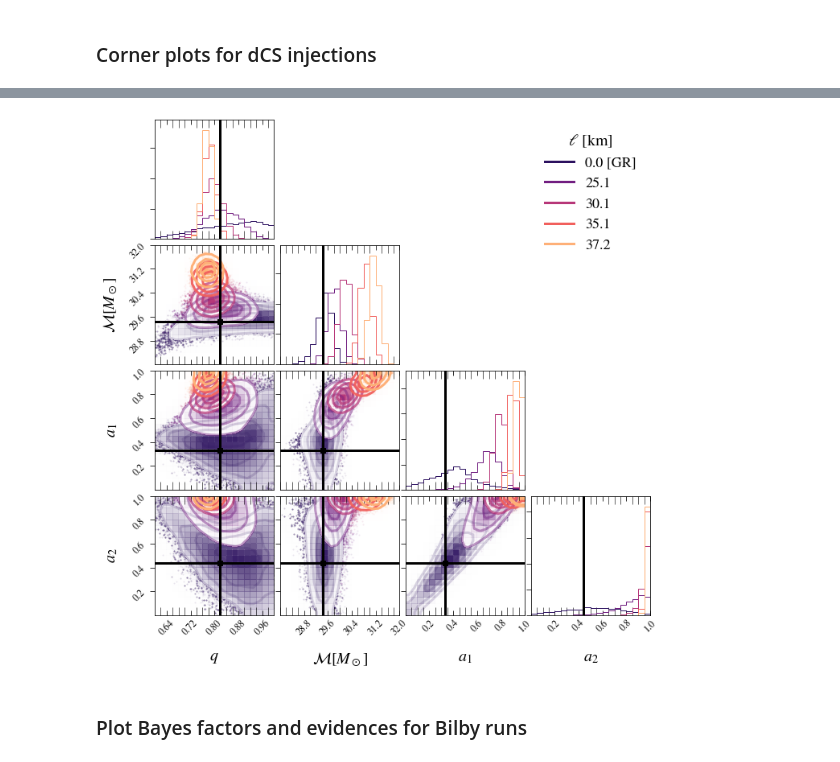
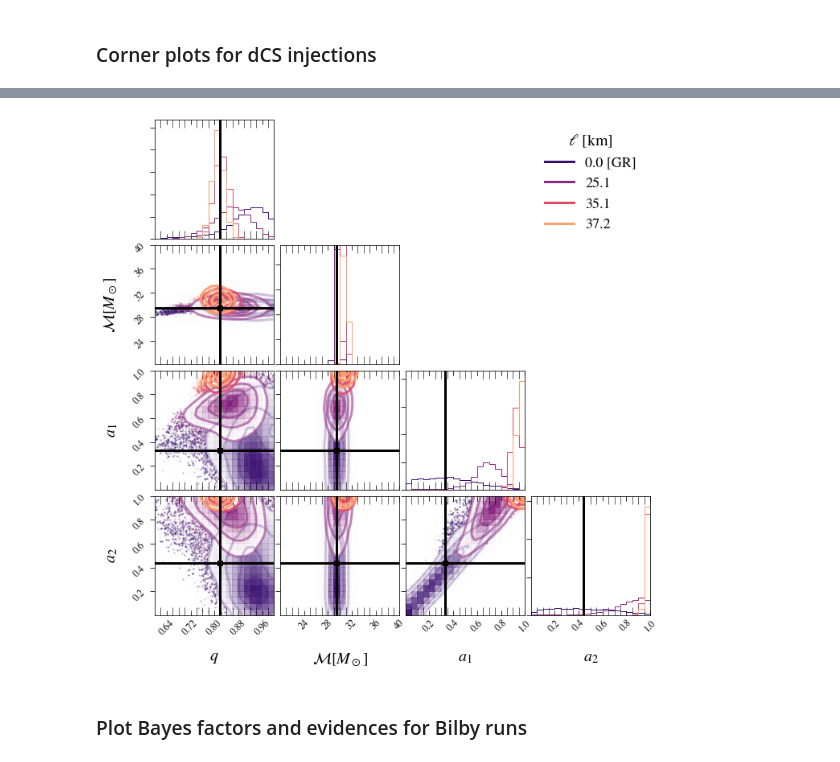
Before and after one commit to mariaokounkova/BeyondGRAnalysis, a Jupyter notebook: BilbyAnalysis.ipynb, the cells around one changed output, grey strips where cells are left out. Cells and saved outputs as stored; diff of their text form; code cells hidden in the pictures.

Commit message:
BilbyAnalysis: Clean tilt vs no-tilt search plot

```diff
--- a/BilbyAnalysis.ipynb
+++ b/BilbyAnalysis.ipynb
@@ -261,13 +277,13 @@ def dCSCornerPlot():
 
     ## Quantities to plot
     quants = ['mass_ratio', 'chirp_mass', 'a_1', 'a_2']
-    q_range = [(0.6, 1.0), (28, 32), (0.0, 1.0), (0.0, 1.0)]
+    q_range = [(0.6, 1.0), (20, 40), (0.0, 1.0), (0.0, 1.0)]
     labels = [LabelDict[q] for q in quants]
     dim = len(quants)
 
     ## dCS values to plot
     SNR = '125'
-    dcs_values = ["0p25", "0p3", "0p35", "0p37"]
+    dcs_values = ["0p25", "0p35", "0p37"]
     cs = sns.color_palette('magma', n_colors=len(dcs_values) + 1)
 
     fig, ax_arr = plt.subplots(dim, dim, figsize=(10,10))
@@ -275,7 +291,7 @@ def dCSCornerPlot():
     y = [0.0, 0.0]
 
     ## Read in the GR values and plot GR results
-    p_gr = '/home/maria.okounkova/BeyondGRAnalysis/BilbyPE/dCS_0p0_' + SNR + '/'
+    p_gr = '/home/maria.okounkova/BeyondGRAnalysis/BilbyPE/NoTilt_dCS_0p0_' + SNR + '/'
     TruthDict = GetTruthDict(p_gr)
     truths = [TruthDict[q] for q in quants]
     mass = TruthDict['mass']
@@ -290,7 +306,7 @@ def dCSCornerPlot():
     ## Read in the dCS data and plot
     for ell, color in zip(dcs_values, cs[1:]):
 
-        p = '/home/maria.okounkova/BeyondGRAnalysis/BilbyPE/dCS_' + ell + '_' + SNR + '/'
+        p = '/home/maria.okounkova/BeyondGRAnalysis/BilbyPE/NoTilt_dCS_' + ell + '_' + SNR + '/'
         vals = np.vstack([GetPosterior(p + 'outdir', q) for q in quants]).transpose()
 
         corner.corner(vals, fig=fig, labels=labels,
@@ -308,6 +324,6 @@ def dCSCornerPlot():
     plt.savefig('dCSCorner.pdf')
     plt.show()
 
-#dCSCornerPlot()
+dCSCornerPlot()
 # %% [output]
 WARNING:root:Too few points to create valid contours
@@ -314,4 +332,4 @@ WARNING:root:Too few points to create valid contours
-[figure, old version]
+[figure, new version]
 # %% [markdown]
 ### Plot Bayes factors and evidences for Bilby runs
 # %%
```
Also changed, not shown: parts of 4 cells of this notebook.
